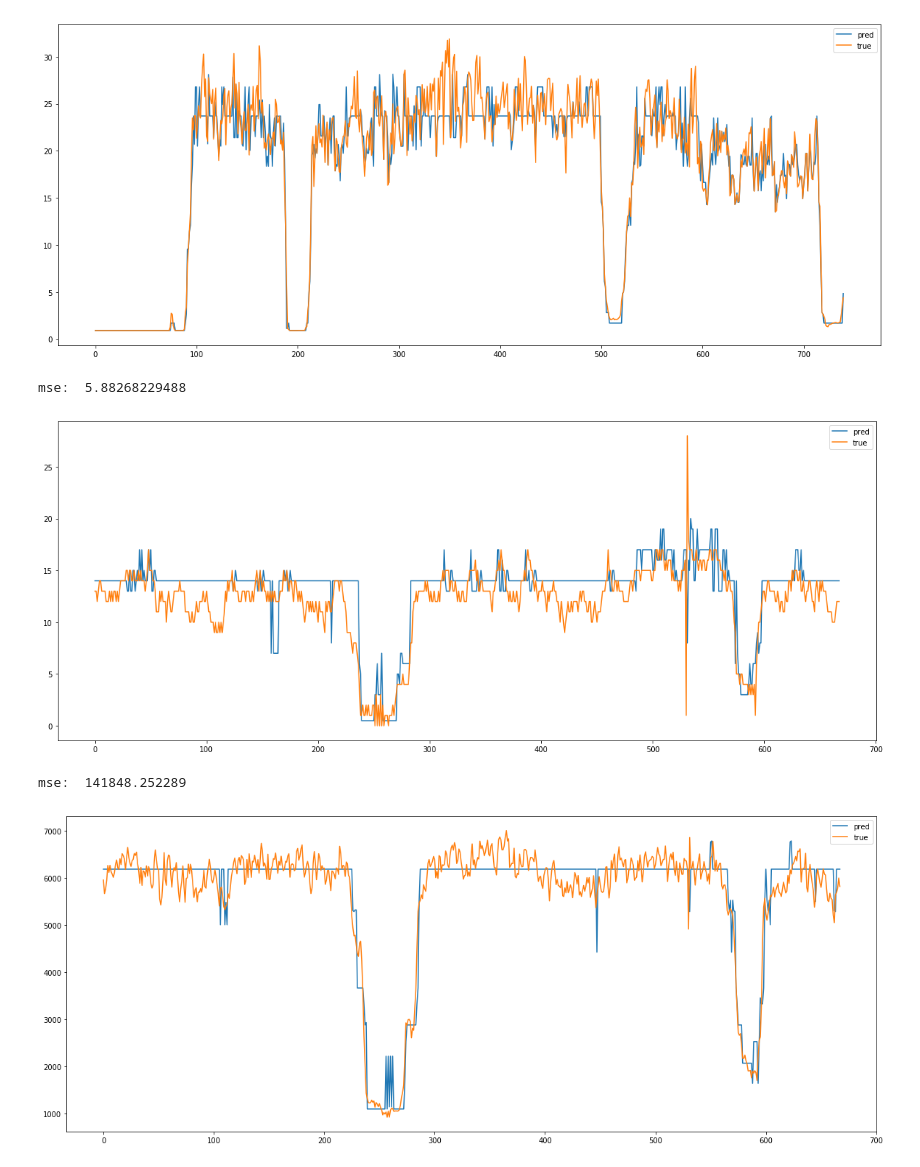
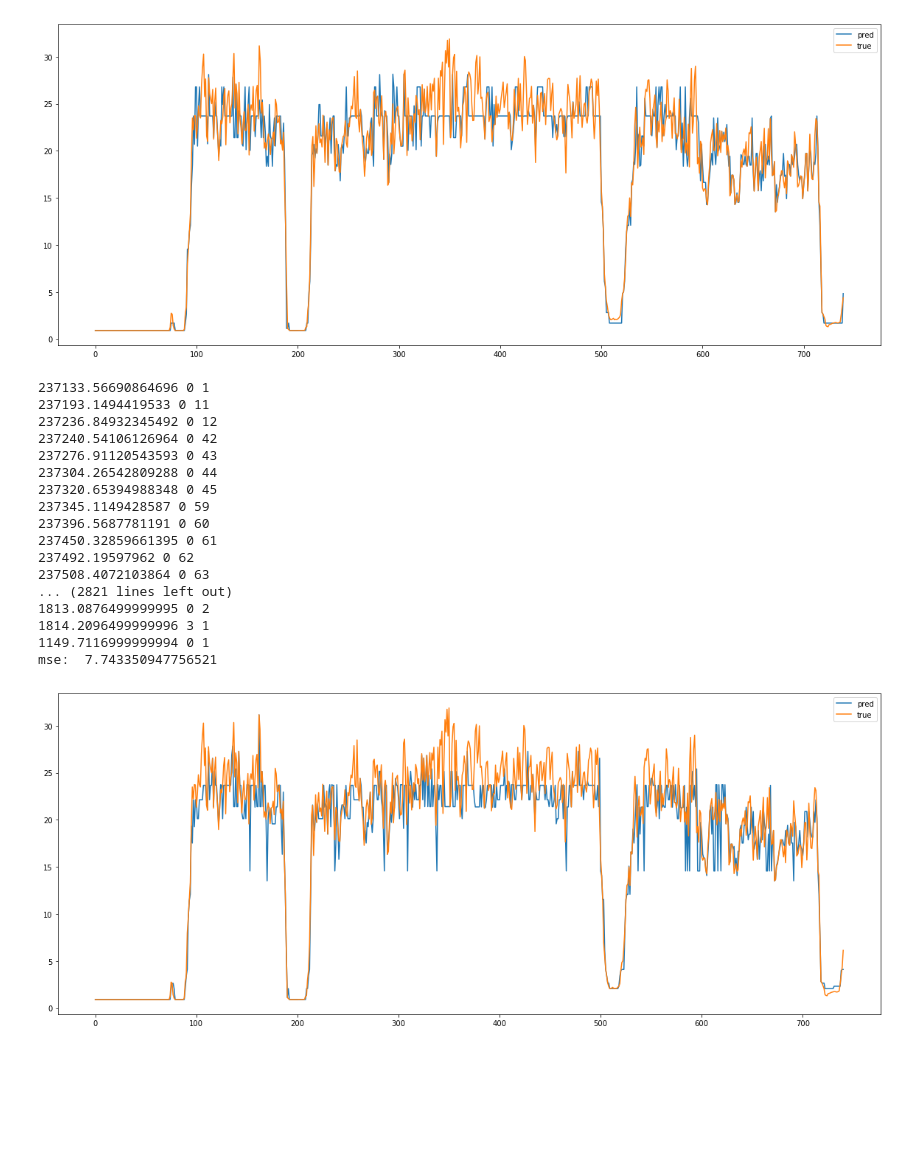
Before and after one commit to shuuchen/dsc_decision_tree, a Jupyter notebook: Test.ipynb, the cells around one changed output. Saved outputs shown, nothing was run; the diff lists cells and outputs as text; code cells hidden in the pictures; blank space fills up the shorter version.

```diff
--- a/Test.ipynb
+++ b/Test.ipynb
@@ -55,9 +55,8 @@ class Tree():
 
     def __init__(self, data,
                  criterion='mse',
-                 error_thres=0.1,
+                 error_thres=0.01,
                  split_fold_n=10,
-                 weighted=False,
                  leaf_poly='linear'):
 
         self.root = Node(data,
@@ -67,8 +66,6 @@ class Tree():
         self.current_node = self.root
         self.criterion = criterion
         self.error_thres = error_thres
-        self.split_fold_n = split_fold_n
-        self.weighted = weighted
         self.leaf_poly = leaf_poly
 
 
@@ -87,29 +84,18 @@ class Tree():
             current_feature = current_data[:, i]
             current_y = current_data[:, -1]
 
-            self.split_fold_n = len(current_feature)  # maybe too slow
-            interval = int(len(current_feature) / self.split_fold_n)
+            for split_pos in range(1, len(current_feature)):
 
-            for j in range(1, self.split_fold_n):
-                split_pos = j * interval
+                assert self.criterion == 'mse', 'criterion is wrong'
 
-                if self.criterion == 'mse':
-                    split_error0, split_error1 = Helper.mse(current_y[: split_pos]), Helper.mse(current_y[split_pos:])
-                elif self.criterion == 'mae':
-                    split_error0, split_error1 = Helper.mae(current_y[: split_pos]), Helper.mae(current_y[split_pos:])
-                else:
-                    pass
-
-                if self.weighted:
-
-                    error_gain = self.n_data / len(current_y) * (current_error - split_error0 * split_pos / len(current_y) \
-                                                - split_error1 * (len(current_y) - split_pos) / len(current_y))
-                else:
-                    error_gain = current_error - split_error0 - split_error1
+                # http://www.dcc.fc.up.pt/~ltorgo/PhD/th3.pdf  page 69
+                error_gain = sum(current_y[: split_pos]) ** 2.0 / len(current_y[: split_pos]) + sum(current_y[split_pos:]) ** 2.0 / len(current_y[split_pos:])
 
                 if error_gain > current_error_gain:
+                    print(error_gain, i, split_pos)
                     current_split_pos = [i, split_pos]
-                    current_split_value = current_feature[split_pos]
+                    current_split_value = 0.5 * (current_feature[split_pos] + \
+                                                 current_feature[split_pos-1])
                     current_error_gain = error_gain
 
         # cannot find a split position by error gain
@@ -197,12 +183,14 @@ class Tree():
 import os
 import pandas as pd
 
-in_dir = '/Users/shuchendu/Desktop/toppan/vectorized'
+#in_dir = '/Users/shuchendu/Desktop/toppan/vectorized'
+in_dir = 'D:\\Toppan\\2017-11-20 全データ\\処理済(総量)\\vectorized_keikaku_shibata'
 files = [f for f in os.listdir(in_dir)]
 
 # train and test data
 #train_month_file, test_month_file = '201801010800.xlsx', '201802010800.xlsx'
-train_month_file, test_month_file = '201701010800_vectorized.xlsx', '201702010800_vectorized.xlsx'
+#train_month_file, test_month_file = '201701010800_vectorized.xlsx', '201702010800_vectorized.xlsx'
+train_month_file, test_month_file = '201701010800.xlsx', '201702010800.xlsx'
 # %%
 def pred_energy(energy, train_month_file, test_month_file):
 
@@ -215,7 +203,7 @@ def pred_energy(energy, train_month_file, test_month_file):
     train_df = np.hstack((train_x, train_y))
     test_df = np.hstack((test_x, test_y))
 
-    dtr = Tree(train_df, weighted=True, error_thres=0.01, leaf_poly='linear')
+    dtr = Tree(train_df)
     dtr.fit()
 
     pred_dtr = []
@@ -238,12 +226,23 @@ pred_energy('蒸気', train_month_file, train_month_file)
 mse:  5.12500929063
 [figure]
 # %%
-pred_energy('冷水', train_month_file, test_month_file)
+pred_energy('蒸気', train_month_file, train_month_file)
 # %% [output]
-mse:  5.88268229488
+237133.56690864696 0 1
+237193.1494419533 0 11
+237236.84932345492 0 12
+237240.54106126964 0 42
+237276.91120543593 0 43
+237304.26542809288 0 44
+237320.65394988348 0 45
+237345.1149428587 0 59
+237396.5687781191 0 60
+237450.32859661395 0 61
+237492.19597962 0 62
+237508.4072103864 0 63
+... (2821 lines left out)
+1813.0876499999995 0 2
+1814.2096499999996 3 1
+1149.7116999999994 0 1
+mse:  7.743350947756521
-[figure, old version]
+[figure, new version]
-# %%
-pred_energy('電力', train_month_file, test_month_file)
-# %% [output]
-mse:  141848.252289
-[figure, removed]
```
Also changed, not shown: 3 other files.
